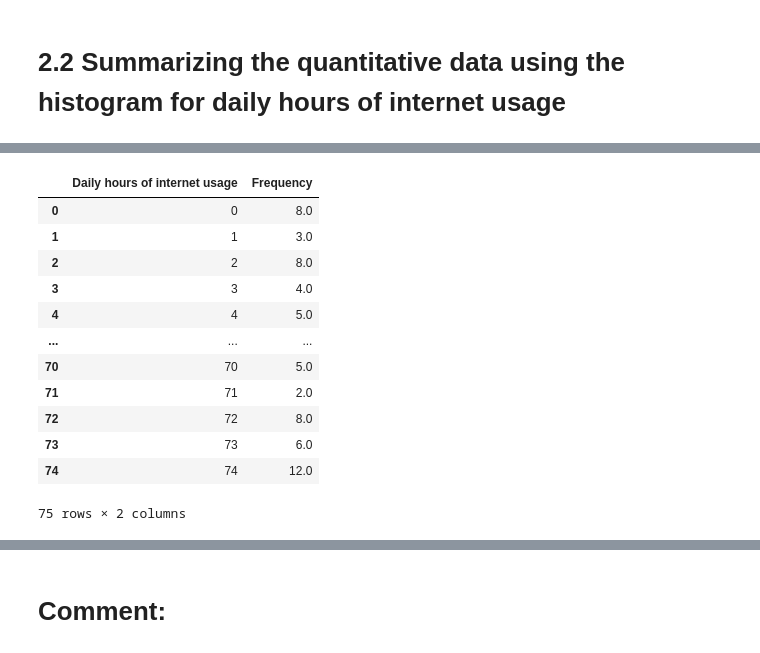
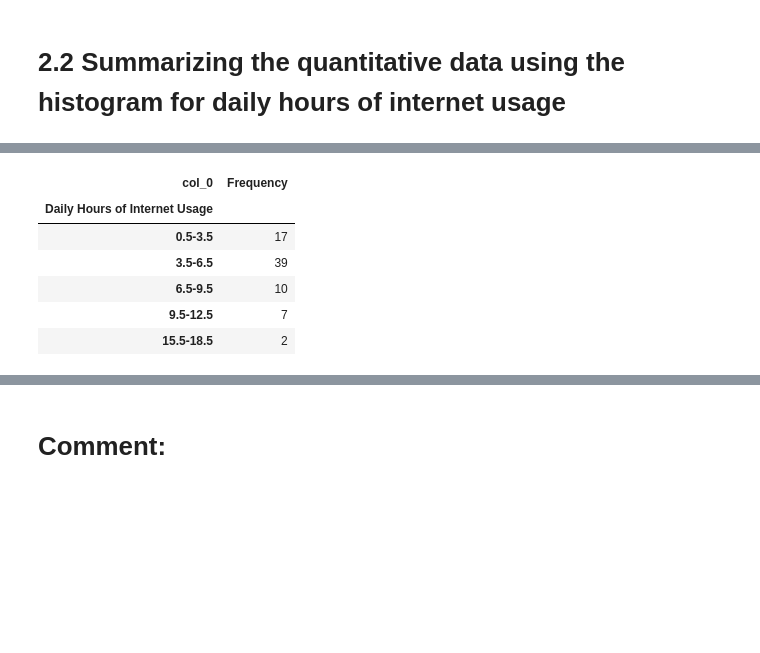
Before and after one commit to abidsiddique/Stat, a Jupyter notebook: Stat.ipynb, the cells around one changed output, grey strips where cells are left out. Drawn from its saved outputs; the diff is of its cells as text; code cells hidden in the pictures; blank space fills up the shorter version.

```diff
--- a/Stat.ipynb
+++ b/Stat.ipynb
@@ -227,21 +226,0 @@ Name: Daily hours of internet usage, Length: 75, dtype: float64
-# %%
-Frequency_level= usage.keys()
-Frequency_values= usage.values
-Frequency_usage = pd.DataFrame ({'Daily hours of internet usage':Frequency_level, 'Frequency':Frequency_values})
-Frequency_usage= Frequency_usage.sort_values (by=['Daily hours of internet usage'])
-Frequency_usage = Frequency_usage.reset_index(drop=True)
-Frequency_usage
-# %% [output]
-|  | Daily hours of internet usage | Frequency |
-| 0 | 0 | 8.0 |
-| 1 | 1 | 3.0 |
-| 2 | 2 | 8.0 |
-| 3 | 3 | 4.0 |
-| 4 | 4 | 5.0 |
-| ... | ... | ... |
-| 70 | 70 | 5.0 |
-| 71 | 71 | 2.0 |
-| 72 | 72 | 8.0 |
-| 73 | 73 | 6.0 |
-| 74 | 74 | 12.0 |
-75 rows × 2 columns
@@ -248 +232,12 @@ Frequency_usage
+# %%
+table_int=pd.crosstab(index=data['Daily Hours of Internet Usage'], columns= 'Frequency')
+table_int
+# %% [output]
+| col_0 | Frequency |
+| Daily Hours of Internet Usage |  |
+| 0.5-3.5 | 17 |
+| 3.5-6.5 | 39 |
+| 6.5-9.5 | 10 |
+| 9.5-12.5 | 7 |
+| 15.5-18.5 | 2 |
 # %%
```
Also changed, not shown: parts of 28 cells of this notebook.
